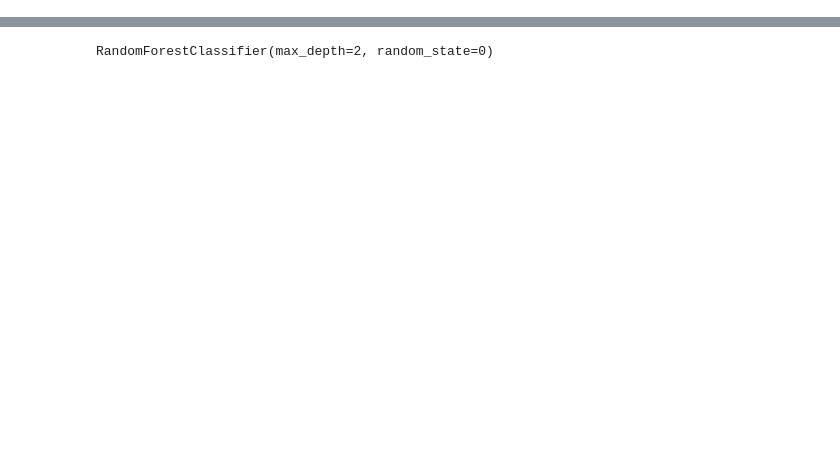
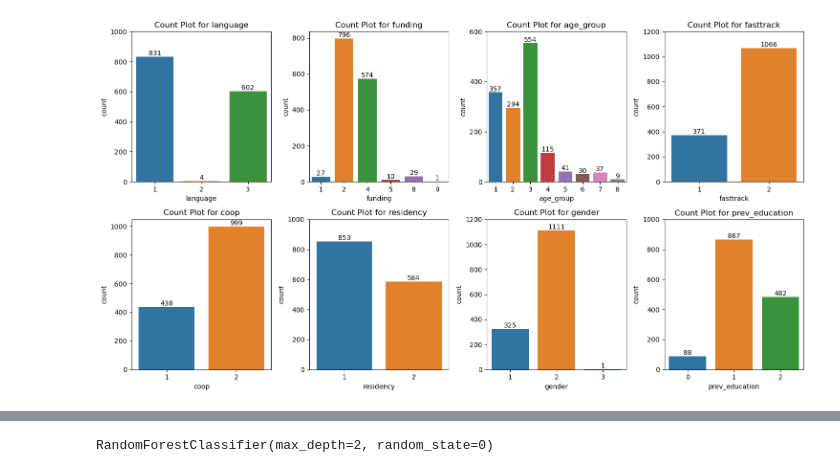
Before and after one commit to Kushal-Shres/AML_2103_Visualization, a Jupyter notebook: Assignment 2/classifier.ipynb, the cells around one changed output, grey strips where cells are left out. Drawn from its saved outputs; the diff is of its cells as text; code cells hidden in the pictures; blank space fills up the shorter version.

```diff
--- a/Assignment 2/classifier.ipynb
+++ b/Assignment 2/classifier.ipynb
@@ -49,6 +78,15 @@ data.tail()
 # %%
+# replace "?" with np.nan
 data.replace('?', np.nan, inplace=True)
 
+# separate columsn into float and int type
+float_columns = ["first_term_gpa","second_term_gpa","high_school_average_mark","math_score"]
+int_columns = ["language","funding","school","fasttrack","coop","residency","gender","prev_education","age_group","english_grade","first_year_persistence"]
+
+# change column type object to int and float
 for column in data.columns:
-    # print(column)
-    data[column].fillna(data[column].mode(),inplace=True)
+    data[column].fillna(data[column].median(),inplace=True)
+    if column in int_columns:
+        data[column] = data[column].astype(int)
+    if column in float_columns:
+        data[column] = data[column].astype(float)
@@ -74,0 +156,24 @@ data.head(20)
+# %%
+# plot frequency distribution plot for numerical columns
+count_plot_columns = ["language", "funding","age_group", "fasttrack", "coop", "residency", "gender", "prev_education"]
+count_plot_df = data[count_plot_columns]
+
+fig, axes = plt.subplots(2, 4, figsize=(15, 8))
+axes = axes.flatten()
+
+for i, col in enumerate(count_plot_df.columns):
+    ax = sns.countplot(data=count_plot_df, x=col, ax=axes[i])
+    axes[i].set_title(f'Count Plot for {col}')
+    max_count = count_plot_df[col].value_counts().max()
+    ax.set_yticks(np.arange(0, max_count + 200, 200))
+    # annotate text for each bar in the graph
+    for p in ax.patches:
+        ax.annotate(format(p.get_height(), '.0f'),
+                    (p.get_x() + p.get_width() / 2., p.get_height()),
+                    ha = 'center', va = 'top',
+                    xytext = (0, 10),
+                    textcoords = 'offset points')
+plt.tight_layout()
+plt.show()
+# %% [output]
+[figure, added]
```
Also changed, not shown: parts of 41 cells of this notebook, 4 other files.
